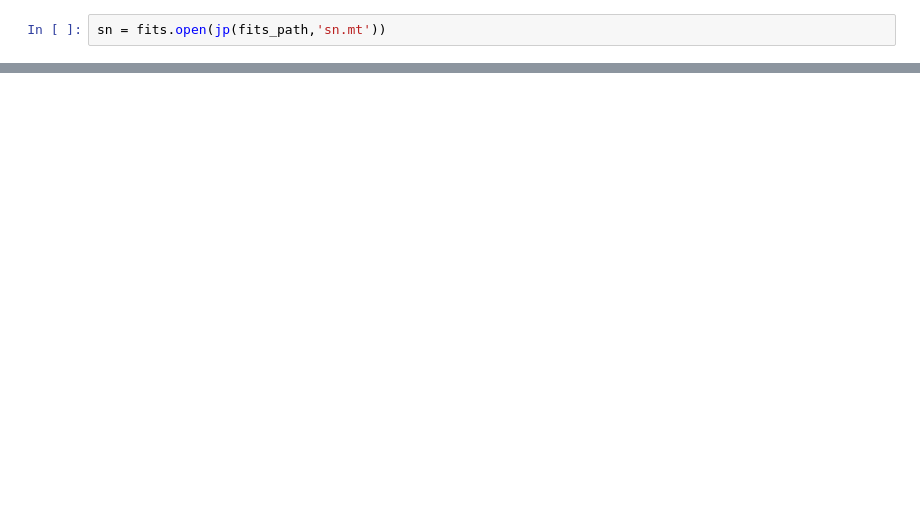
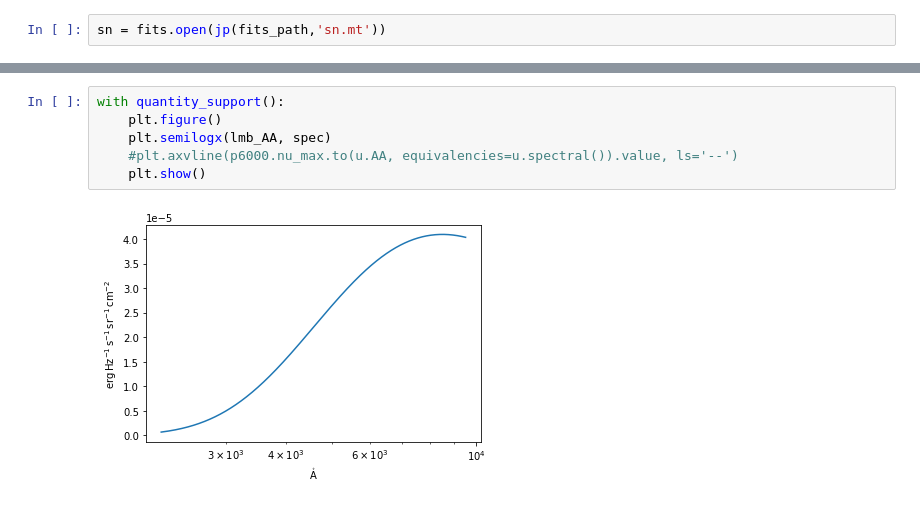
Before and after one commit to mlincett/sn1987a-spectroscopy, a Jupyter notebook: notebooks/SN1987A.ipynb, the cells around one changed output, grey strips where cells are left out. Saved outputs shown, nothing was run; the diff lists cells and outputs as text; blank space fills up the shorter version.

Commit message:
playing with Planck spectra

```diff
--- a/notebooks/SN1987A.ipynb
+++ b/notebooks/SN1987A.ipynb
@@ -27,0 +102,8 @@ No.    Name      Ver    Type      Cards   Dimensions   Format
+# %%
+with quantity_support():
+    plt.figure()
+    plt.semilogx(lmb_AA, spec)
+    #plt.axvline(p6000.nu_max.to(u.AA, equivalencies=u.spectral()).value, ls='--')
+    plt.show()
+# %% [output]
+[figure, added]
```
Also changed, not shown: parts of 18 cells of this notebook.
